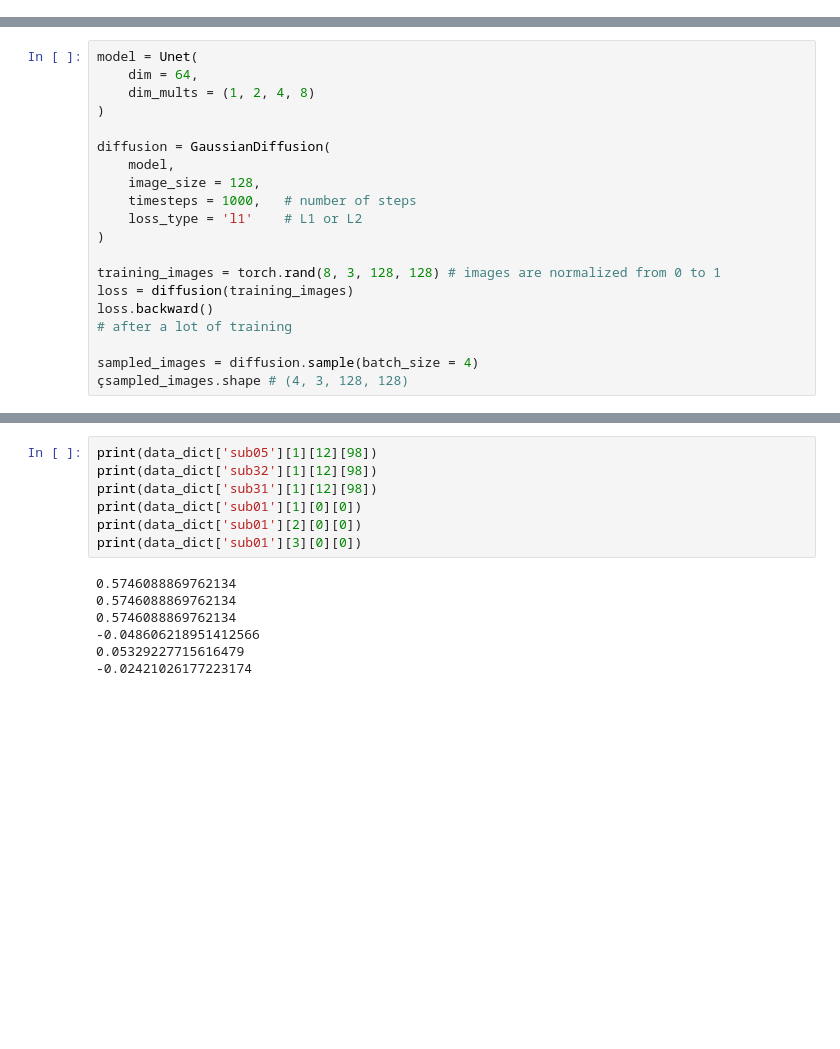
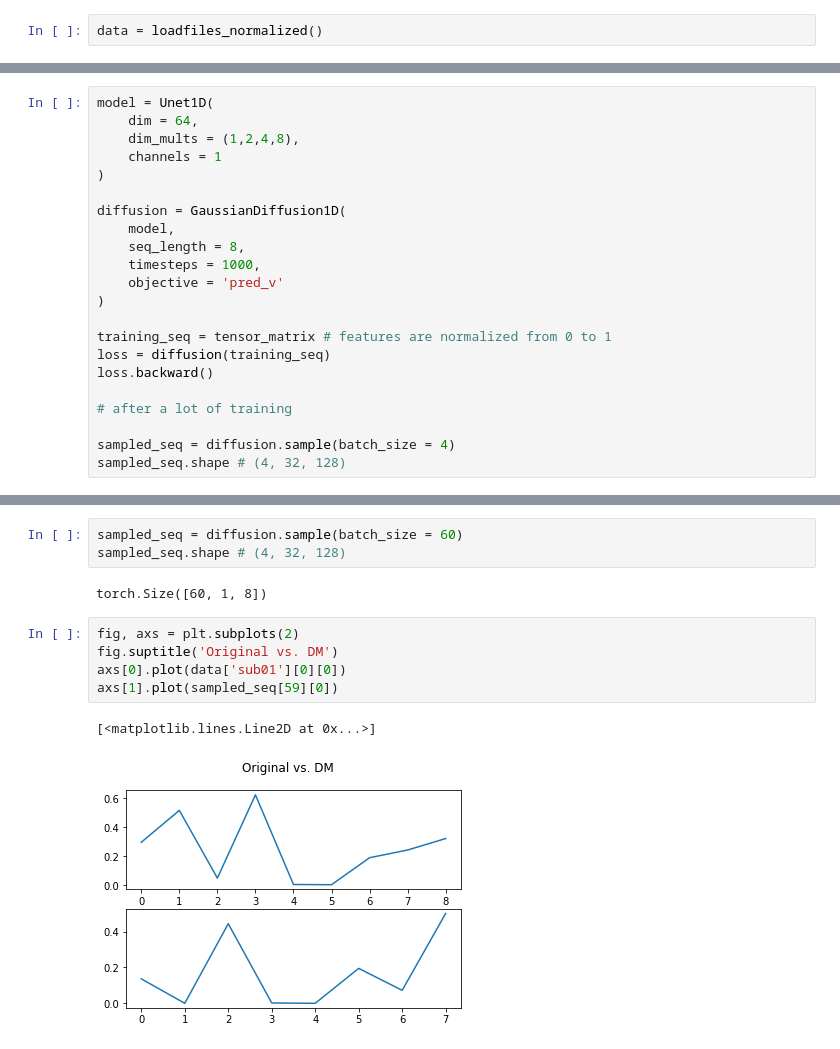
Before and after one commit to MischaRauch/Stable_Diffusion_on_EEG_Signals, a Jupyter notebook: diffusion.ipynb, the cells around one changed output, grey strips where cells are left out. Cells and saved outputs as stored; diff of their text form; blank space fills up the shorter version.

Commit message:
first diffusion fun

```diff
--- a/diffusion.ipynb
+++ b/diffusion.ipynb
@@ -6,0 +30,2 @@ from scipy.stats import skew,kurtosis
+# %%
+data = loadfiles_normalized()
@@ -7,21 +126,23 @@ from scipy.stats import skew,kurtosis
 # %%
-model = Unet(
+model = Unet1D(
     dim = 64,
-    dim_mults = (1, 2, 4, 8)
+    dim_mults = (1,2,4,8),
+    channels = 1
 )
 
-diffusion = GaussianDiffusion(
+diffusion = GaussianDiffusion1D(
     model,
-    image_size = 128,
-    timesteps = 1000,   # number of steps
-    loss_type = 'l1'    # L1 or L2
+    seq_length = 8,
+    timesteps = 1000,
+    objective = 'pred_v'
 )
 
-training_images = torch.rand(8, 3, 128, 128) # images are normalized from 0 to 1
-loss = diffusion(training_images)
+training_seq = tensor_matrix # features are normalized from 0 to 1
+loss = diffusion(training_seq)
 loss.backward()
+
 # after a lot of training
 
-sampled_images = diffusion.sample(batch_size = 4)
-çsampled_images.shape # (4, 3, 128, 128)
+sampled_seq = diffusion.sample(batch_size = 4)
+sampled_seq.shape # (4, 32, 128)
 # %% [output]
@@ -92,14 +150,13 @@ Loaded!!!!!
-# %%
-print(data_dict['sub05'][1][12][98])
-print(data_dict['sub32'][1][12][98])
-print(data_dict['sub31'][1][12][98])
-print(data_dict['sub01'][1][0][0])
-print(data_dict['sub01'][2][0][0])
-print(data_dict['sub01'][3][0][0])
-# %% [output]
-0.5746088869762134
-0.5746088869762134
-0.5746088869762134
--0.048606218951412566
-0.05329227715616479
--0.02421026177223174
+# %%
+sampled_seq = diffusion.sample(batch_size = 60)
+sampled_seq.shape # (4, 32, 128)
+# %% [output]
+torch.Size([60, 1, 8])
+# %%
+fig, axs = plt.subplots(2)
+fig.suptitle('Original vs. DM')
+axs[0].plot(data['sub01'][0][0])
+axs[1].plot(sampled_seq[59][0])
+# %% [output]
+[<matplotlib.lines.Line2D at 0x...>]
+[figure, added]
```
Also changed, not shown: parts of 22 cells of this notebook.
